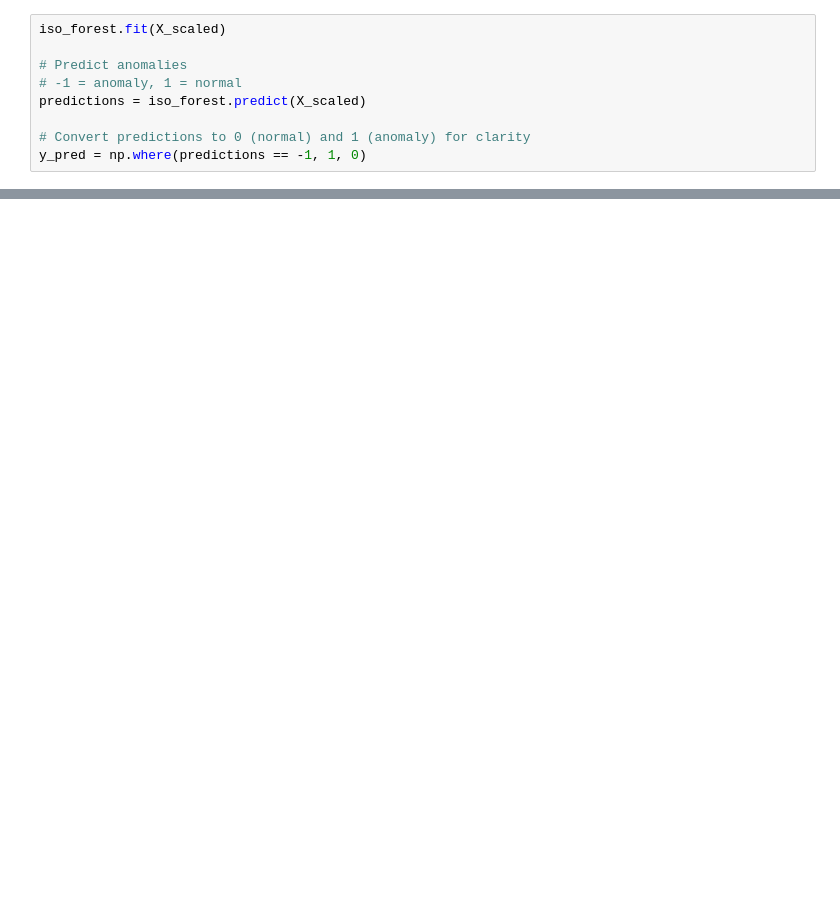
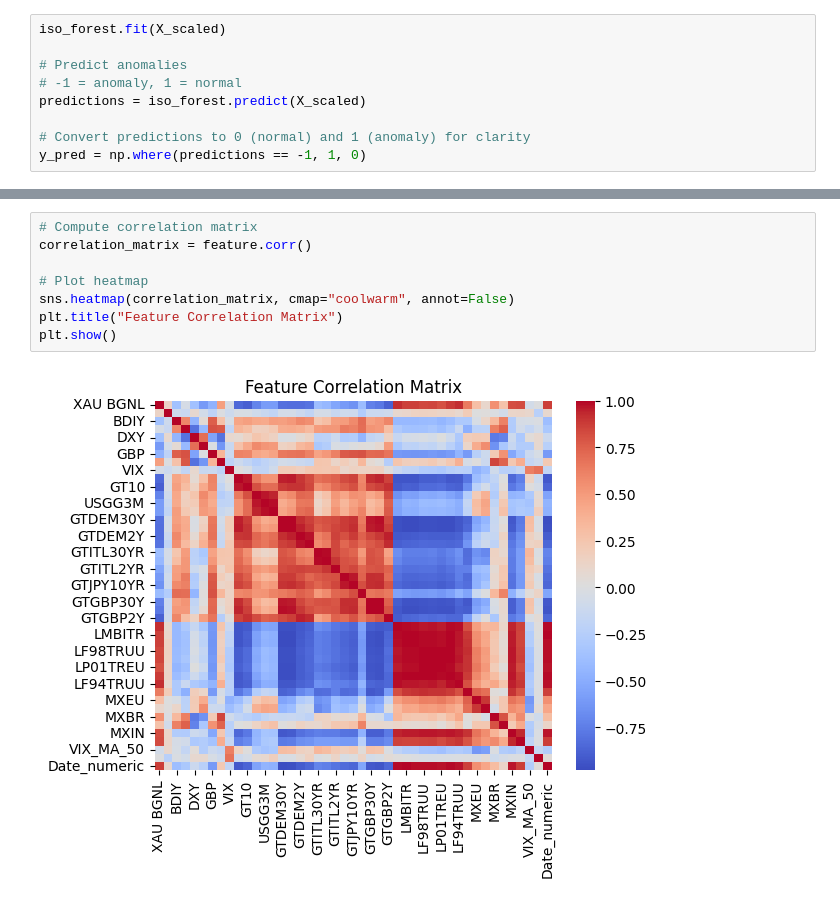
Before and after one commit to purohitamann/market-anomaly-detection, a Jupyter notebook: model_training.ipynb, the cells around one changed output, grey strips where cells are left out. Cells and saved outputs as stored; diff of their text form; blank space fills up the shorter version.

```diff
--- a/model_training.ipynb
+++ b/model_training.ipynb
@@ -387,0 +660,10 @@ Precision-Recall AUC: 0.23
+# %%
+# Compute correlation matrix
+correlation_matrix = feature.corr()
+
+# Plot heatmap
+sns.heatmap(correlation_matrix, cmap="coolwarm", annot=False)
+plt.title("Feature Correlation Matrix")
+plt.show()
+# %% [output]
+[figure, added]
```
Also changed, not shown: parts of 34 cells of this notebook.
